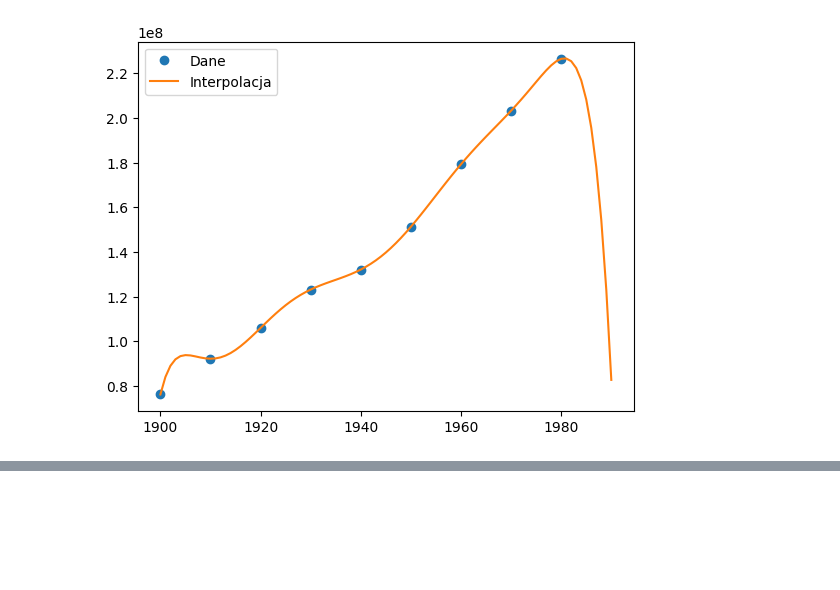
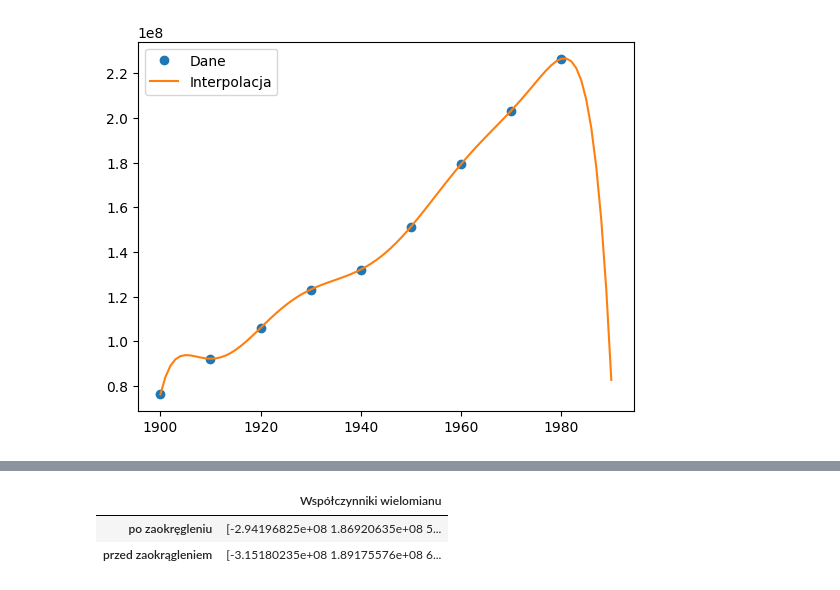
Before and after one commit to Fisieekk/MOwNiT, a Jupyter notebook: lab3/1.ipynb, the cells around one changed output, grey strips where cells are left out. Cells and saved outputs as stored; diff of their text form; code cells hidden in the pictures; blank space fills up the shorter version.

```diff
--- a/lab3/1.ipynb
+++ b/lab3/1.ipynb
@@ -155,0 +222,12 @@ plt.show()
+# %%
+rounded_population = np.round(POPULATION, decimals=-6)
+
+df = pd.DataFrame({
+    "Współczynniki wielomianu" : [interpolating_polynomial(phi_4, rounded_population), interpolating_polynomial(phi_4, POPULATION)]
+}).style.relabel_index(["po zaokręgleniu","przed zaokrągleniem"])
+
+display(df)
+# %% [output]
+|  | Współczynniki wielomianu |
+| po zaokręgleniu | [-2.94196825e+08 1.86920635e+08 5... |
+| przed zaokrągleniem | [-3.15180235e+08 1.89175576e+08 6... |
```
Also changed, not shown: parts of 22 cells of this notebook.
